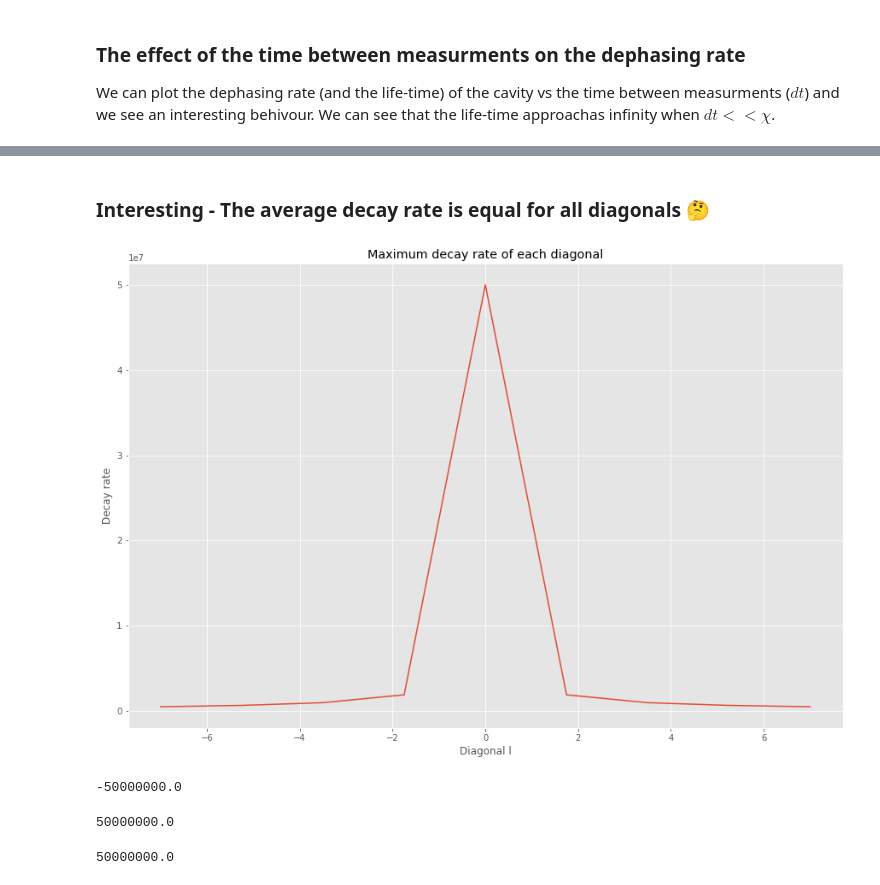
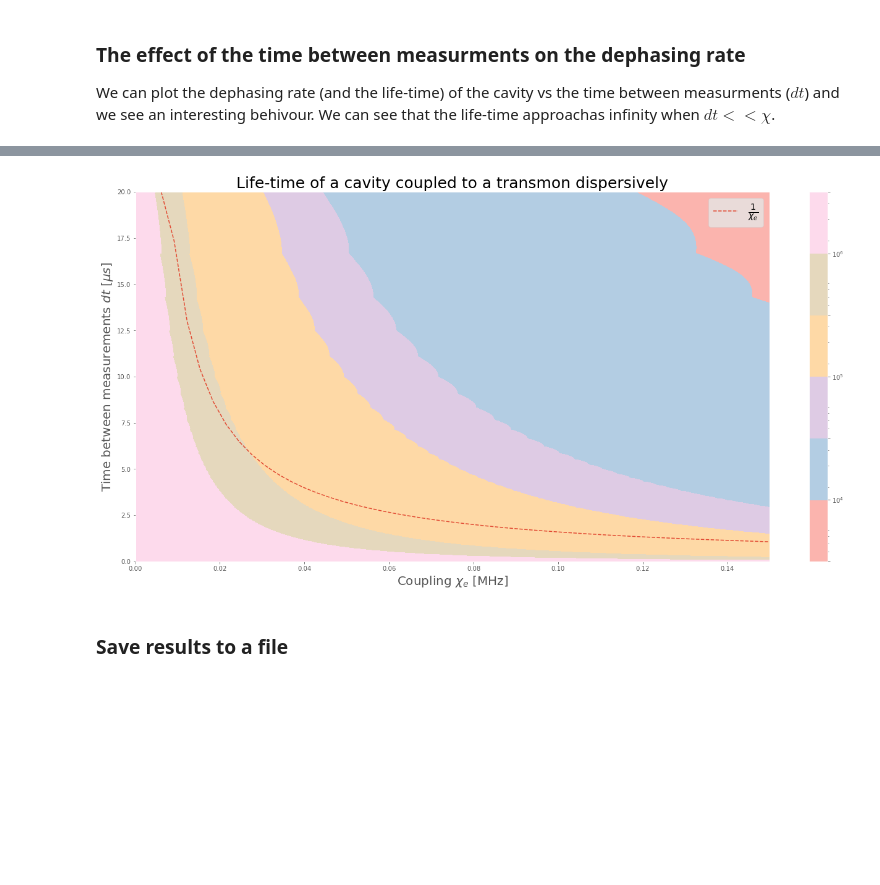
Before and after one commit to DanielCohenHillel/Cavity-Analysis, a Jupyter notebook: dephasing/dephasing.ipynb, the cells around one changed output, grey strips where cells are left out. Cells and saved outputs as stored; diff of their text form; code cells hidden in the pictures; blank space fills up the shorter version.

```diff
--- a/dephasing/dephasing.ipynb
+++ b/dephasing/dephasing.ipynb
@@ -307,0 +152,16 @@ decay_rate = np.reshape(results, (pnts, chi_pnts))
+# %%
+def calc_lifetime(tup):
+    """Calculate the lifetime of the cavity given the coupling (chi) and the time between measurements (dt). Given in the tuple (dt, chi)"""
+    dt, chi_e = tup
+    H = wc*ad*a + wa*smd*sm + ad*a*( chi_e*e*ed + chi_f * f*fd)
+
+    states = sim_meas(psi0, H, dt)
+
+    qub = psi0 + psi_e + psi_f  # |g> + |e> + |f>
+
+    # Initial and final states of the cavity (projected onto the)
+    init  = abs(np.trace(states[0]*qub))
+    final = abs(np.trace(states[-1]*qub))
+
+    m = (final-init)/tlist[-1]  # m = dy/dx
+    return -0.5/m
@@ -410,22 +226,17 @@ freqs  = np.array([np.imag(eig) for eig in eigs[:,0]])
-# %% [markdown]
-### Interesting - The average decay rate is equal for all diagonals 🤔
-# %%
-plt.figure(figsize=(15,10))
-plt.title('Maximum decay rate of each diagonal')
-plt.xlabel('Diagonal l')
-plt.ylabel('Decay rate')
-plt.plot(np.linspace(-7,7,2*N-1), [-np.min(1/d) for d in decays]);
-# %% [output]
-[figure, removed]
-# %%
-np.min(1/decays[N-1])
-# %% [output]
--50000000.0
-# %%
-5e7
-# %% [output]
-50000000.0
-# %%
-5e7
-# %% [output]
-50000000.0
+# %%
+fig, ax=plt.subplots(figsize=(23, 11))
+
+x = chi_e_list
+y = np.linspace(tlist[0], tlist[t_max], len(tau))
+cp1 = ax.contourf(x, y, tau, levels=[5e3,1e4,5e4,1e5,5e5,1e6,5e6], locator=ticker.LogLocator(), cmap=cm.Pastel1)
+ax.plot(chi_e_list[2:], [min(1/(2*np.pi*chi), y[-1]) for chi in chi_e_list[2:]], '--', label=r'$\frac{1}{\chi_e}$')
+
+ax.set_title('Life-time of a cavity coupled to a transmon dispersively', fontsize=25)
+ax.set_xlabel(r'Coupling $\chi_e$ [MHz]', fontsize=20)
+ax.set_ylabel(r'Time between measurements $dt$ [$\mu s$]', fontsize=20)
+ax.legend(fontsize=20)
+fig.colorbar(cp1);
+# %% [output]
+[figure, added]
+# %% [markdown]
+### Save results to a file
```
Also changed, not shown: parts of 41 cells of this notebook, 2 other files.
